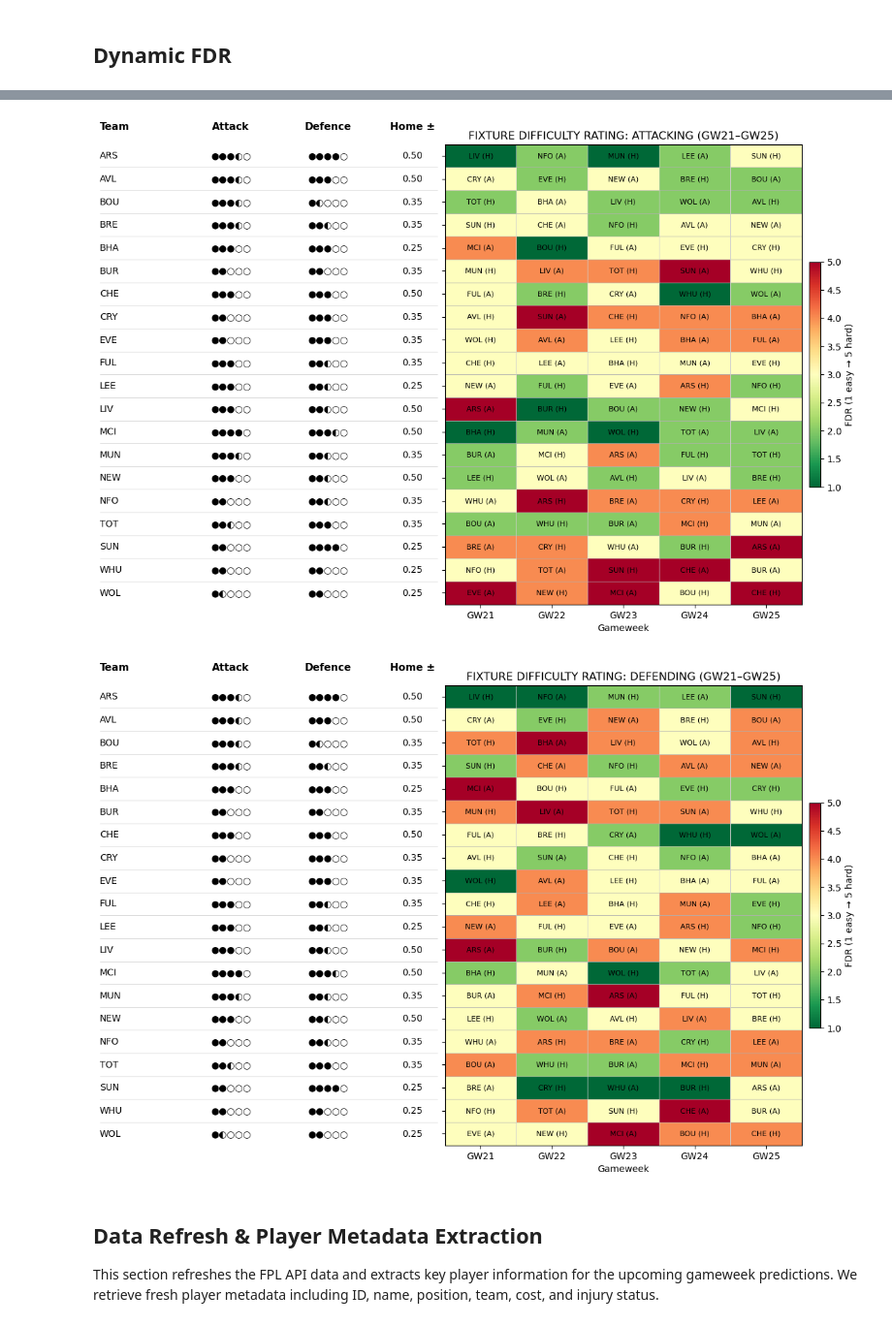
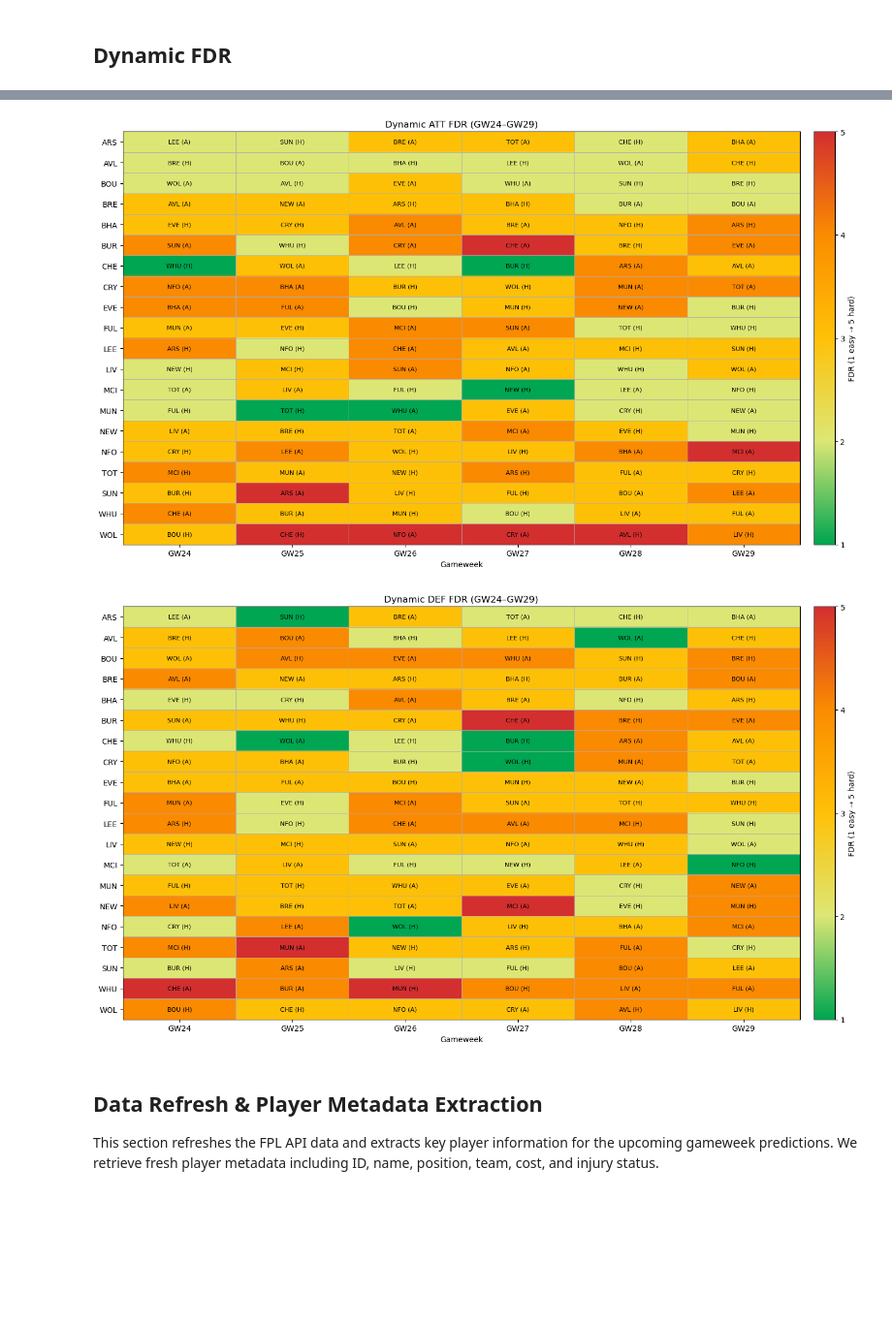
Before and after one commit to Adham-Elzawawi/Fantasy-Premier-League, a Jupyter notebook: FPL.ipynb, the cells around one changed output, grey strips where cells are left out. Shown at 97% size. Cells and saved outputs as stored; diff of their text form; code cells hidden in the pictures; blank space fills up the shorter version.

```diff
--- a/FPL.ipynb
+++ b/FPL.ipynb
@@ -493,18 +424,0 @@ def plot_attack_def_tickers(fixtures_df, teams_df, base_ratings_df, gw_start, gw
-# %%
-gw_start, gw_end = 21, 25
-
-fixtures_df = fetch_fixtures_df()
-teams_df = pd.DataFrame(requests.get("https://fantasy.premierleague.com/api/bootstrap-static/").json()["teams"])[["id","name","short_name"]]
-base_ratings_df = pd.read_csv("team_strengths.csv")
-ratings_dyn, fdr_long, att_mat, def_mat, lab_mat = plot_attack_def_tickers(
-
-    fixtures_df,
-    teams_df,
-    base_ratings_df,
-    gw_start,
-    gw_end,
-    order_by="name"
-)
-# %% [output]
-[figure, removed]
-[figure, removed]
@@ -558,3 +550,14 @@ def team_event_fdr_from_fx_long(fx_long):
+# %%
+gw_start, gw_end = target_gw, target_gw + 5
+
+att_mat, att_lab = ticker_mats_from_fx_long(fx_long, teams_df, gw_start, gw_end, metric="att_fdr", order_by="name")
+plot_fdr_ticker(att_mat, att_lab, teams_df, f"Dynamic ATT FDR (GW{gw_start}–GW{gw_end})")
+
+def_mat, def_lab = ticker_mats_from_fx_long(fx_long, teams_df, gw_start, gw_end, metric="def_fdr", order_by="name")
+plot_fdr_ticker(def_mat, def_lab, teams_df, f"Dynamic DEF FDR (GW{gw_start}–GW{gw_end})")
+# %% [output]
+[figure, added]
+[figure, added]
 # %% [markdown]
 ## Data Refresh & Player Metadata Extraction
 
```
Also changed, not shown: parts of 41 cells of this notebook.
